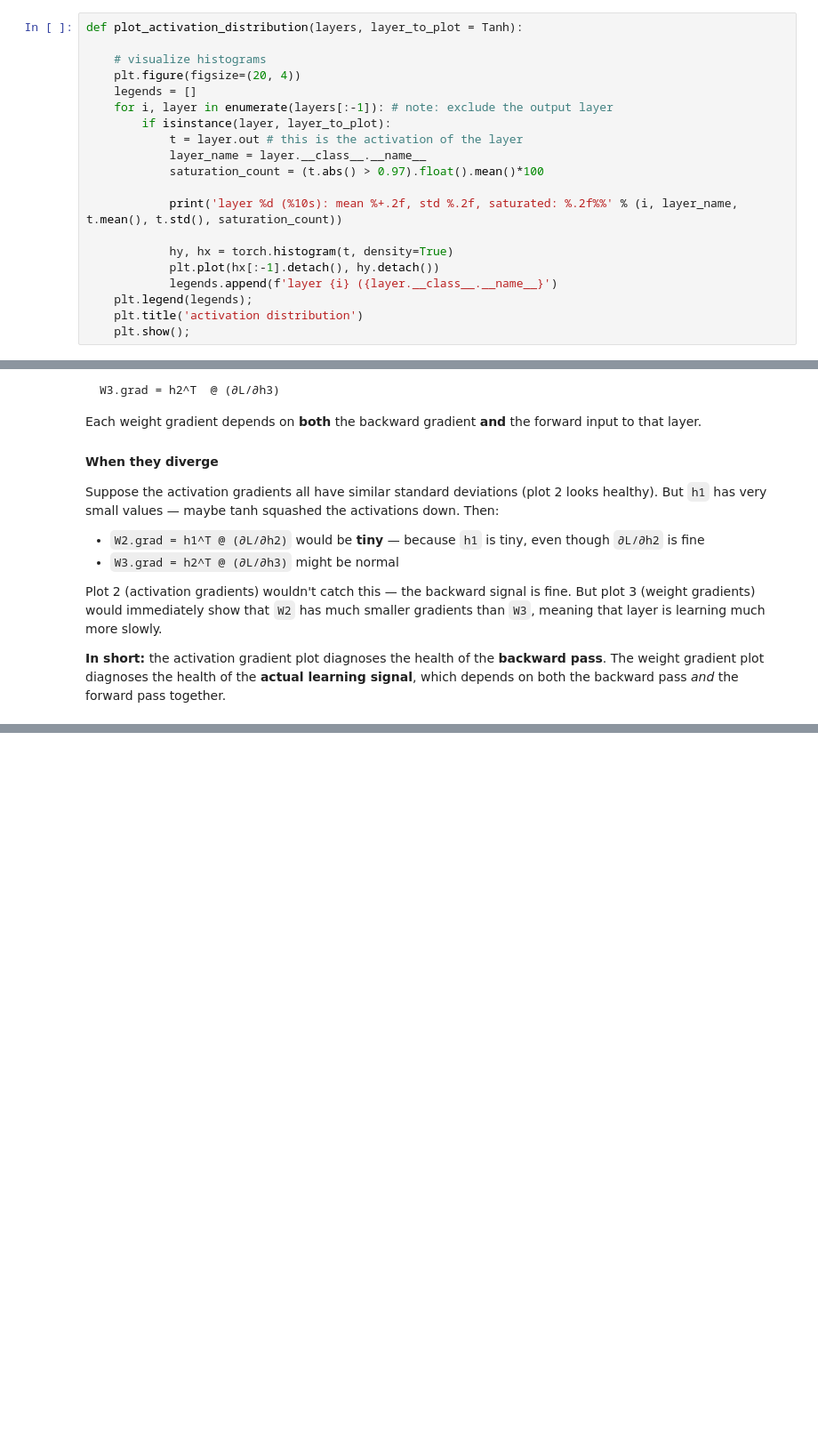
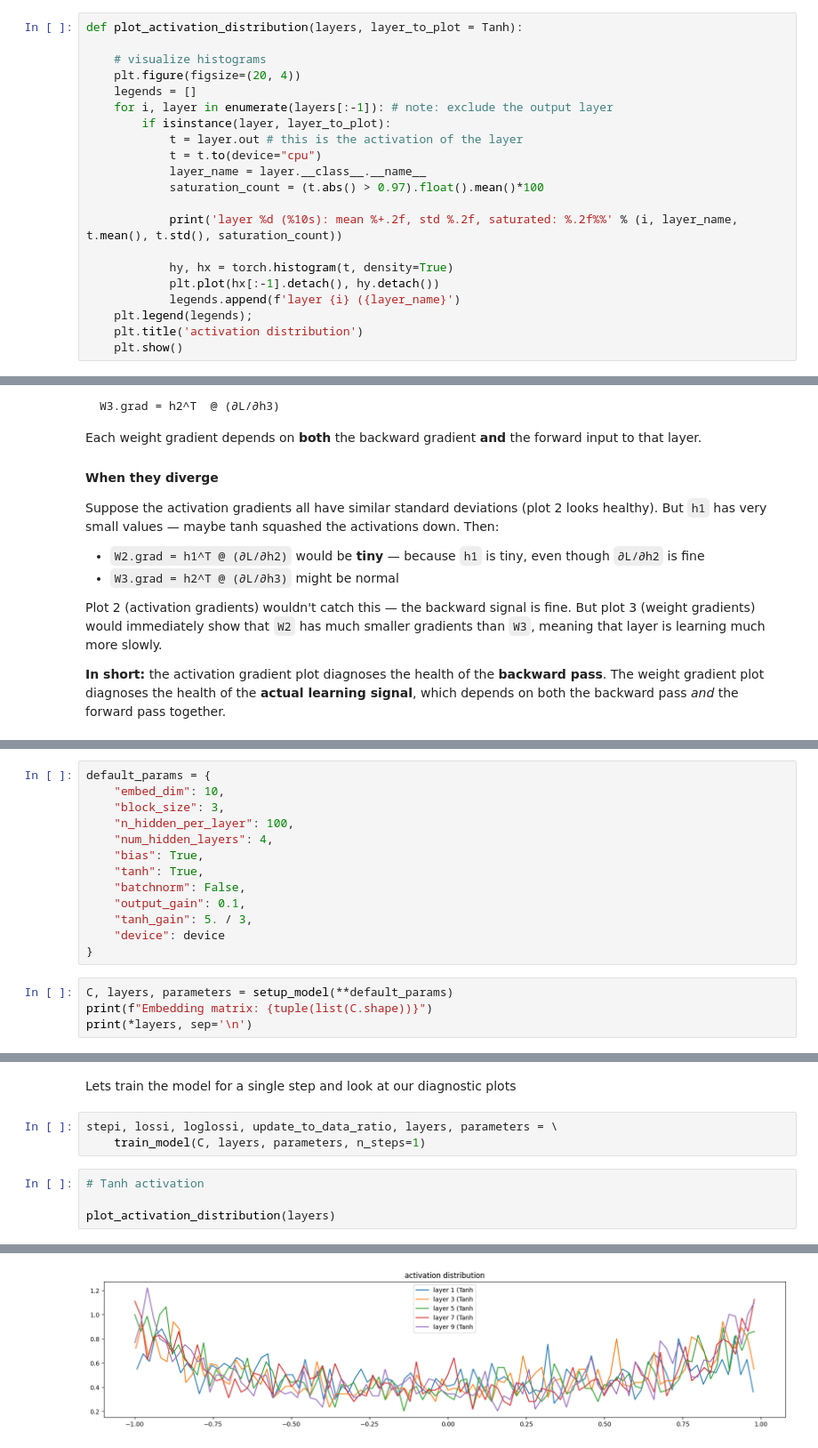
Before and after one commit to kshitijg92/karpathy-zero-to-hero-deep-work, a Jupyter notebook: lesson_4_makemore_batchnorm/makemore_training_diagnostics.ipynb, the cells around one changed output, grey strips where cells are left out. Shown at 89% size. Cells and saved outputs as stored; diff of their text form; blank space fills up the shorter version.

Commit message:
tanh activations

```diff
--- a/lesson_4_makemore_batchnorm/makemore_training_diagnostics.ipynb
+++ b/lesson_4_makemore_batchnorm/makemore_training_diagnostics.ipynb
@@ -490,6 +499,7 @@ def plot_activation_distribution(layers, layer_to_plot = Tanh):
     for i, layer in enumerate(layers[:-1]): # note: exclude the output layer
         if isinstance(layer, layer_to_plot):
             t = layer.out # this is the activation of the layer
+            t = t.to(device="cpu")
             layer_name = layer.__class__.__name__
             saturation_count = (t.abs() > 0.97).float().mean()*100
 
@@ -497,10 +507,10 @@ def plot_activation_distribution(layers, layer_to_plot = Tanh):
 
             hy, hx = torch.histogram(t, density=True)
             plt.plot(hx[:-1].detach(), hy.detach())
-            legends.append(f'layer {i} ({layer.__class__.__name__}')
+            legends.append(f'layer {i} ({layer_name}')
     plt.legend(legends);
     plt.title('activation distribution')
-    plt.show();
+    plt.show()
 # %% [markdown]
 ### Activation Gradient distribution
 
@@ -624,0 +639,17 @@ Section 3:
+# %%
+default_params = {
+    "embed_dim": 10,
+    "block_size": 3,
+    "n_hidden_per_layer": 100,
+    "num_hidden_layers": 4,
+    "bias": True,
+    "tanh": True,
+    "batchnorm": False,
+    "output_gain": 0.1,
+    "tanh_gain": 5. / 3,
+    "device": device
+}
+# %%
+C, layers, parameters = setup_model(**default_params)
+print(f"Embedding matrix: {tuple(list(C.shape))}")
+print(*layers, sep='\n')
@@ -624,0 +670,10 @@ Section 3:
+# %% [markdown]
+Lets train the model for a single step and look at our diagnostic plots
+# %%
+stepi, lossi, loglossi, update_to_data_ratio, layers, parameters = \
+    train_model(C, layers, parameters, n_steps=1)
+# %%
+# Tanh activation
+
+plot_activation_distribution(layers)
+# %% [output]
@@ -624,0 +685 @@ Section 3:
+[figure, added]
```
Also changed, not shown: parts of 14 cells of this notebook.
